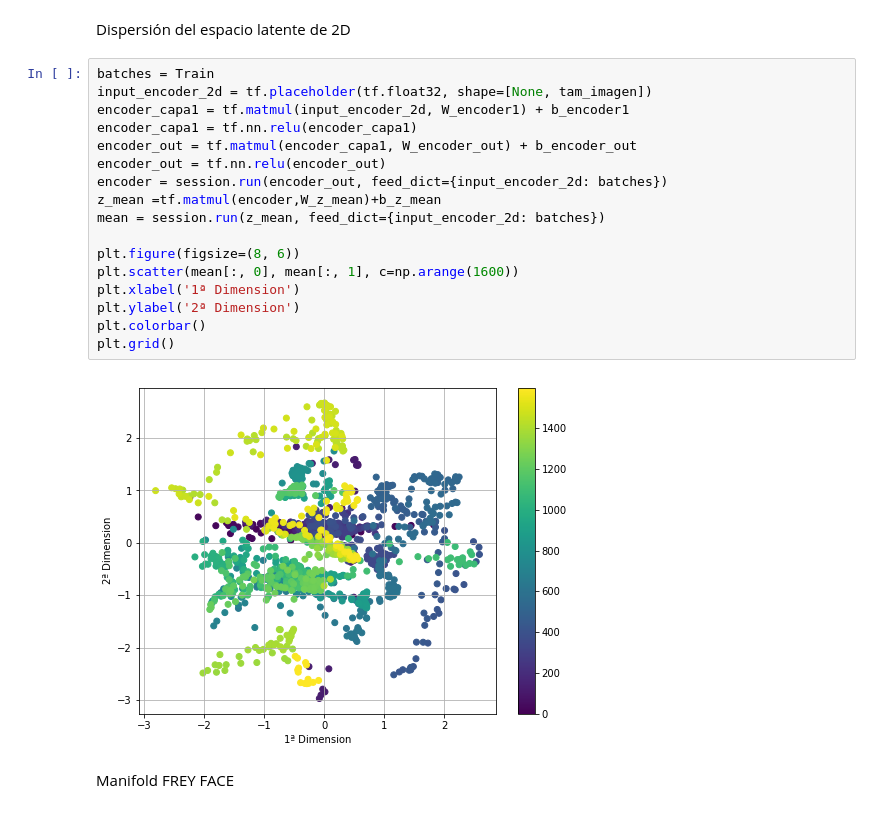
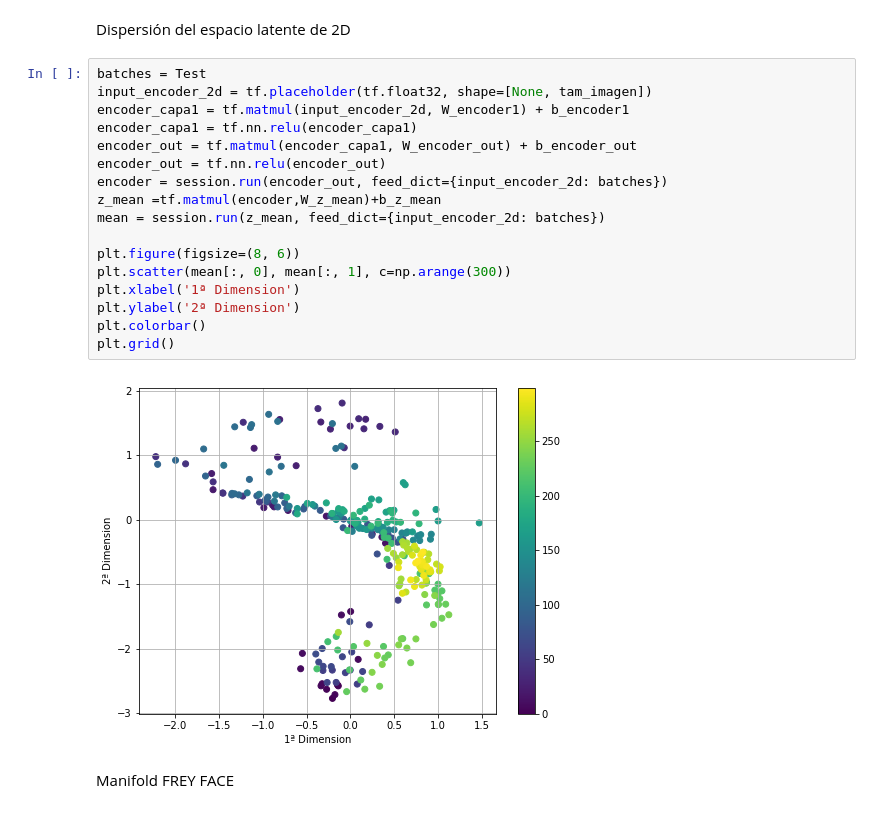
Before and after one commit to FerArribas14/MachineLearning, a Jupyter notebook: Modelos Generativos Profundos/TFG-Visualizacion-FreyFace.ipynb, the cells around one changed output. Drawn from its saved outputs; the diff is of its cells as text.

```diff
--- a/Modelos Generativos Profundos/TFG-Visualizacion-FreyFace.ipynb
+++ b/Modelos Generativos Profundos/TFG-Visualizacion-FreyFace.ipynb
@@ -311,24 +311,24 @@ Visualización
 # %% [markdown]
 Dispersión del espacio latente de 2D
 # %%
-batches = Train
+batches = Test
 input_encoder_2d = tf.placeholder(tf.float32, shape=[None, tam_imagen])
 encoder_capa1 = tf.matmul(input_encoder_2d, W_encoder1) + b_encoder1
 encoder_capa1 = tf.nn.relu(encoder_capa1)
 encoder_out = tf.matmul(encoder_capa1, W_encoder_out) + b_encoder_out
 encoder_out = tf.nn.relu(encoder_out)
 encoder = session.run(encoder_out, feed_dict={input_encoder_2d: batches})
 z_mean =tf.matmul(encoder,W_z_mean)+b_z_mean
 mean = session.run(z_mean, feed_dict={input_encoder_2d: batches})
 
 plt.figure(figsize=(8, 6))
-plt.scatter(mean[:, 0], mean[:, 1], c=np.arange(1600))
+plt.scatter(mean[:, 0], mean[:, 1], c=np.arange(300))
 plt.xlabel('1ª Dimension')
 plt.ylabel('2ª Dimension')
 plt.colorbar()
 plt.grid()
 # %% [output]
-[figure, old version]
+[figure, new version]
 # %% [markdown]
 Manifold FREY FACE
 # %%
```
Also changed, not shown: parts of 2 cells of this notebook, 6 other files.
